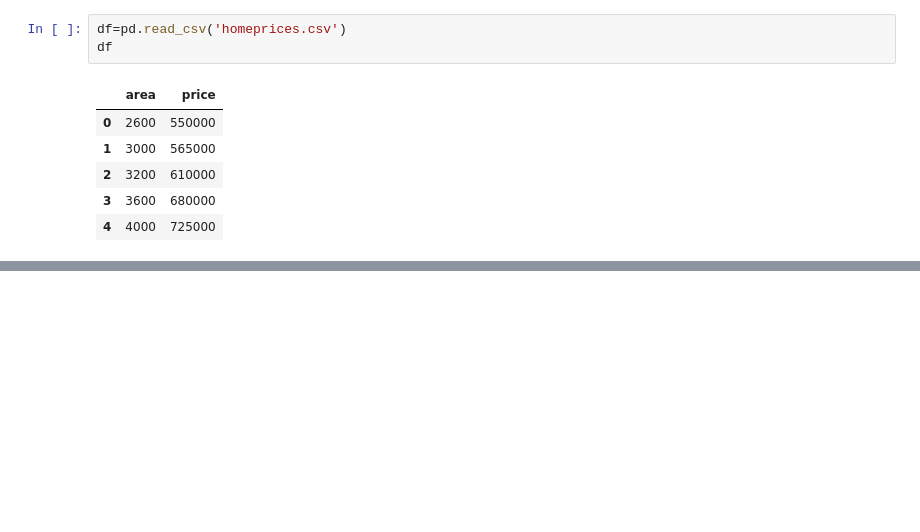
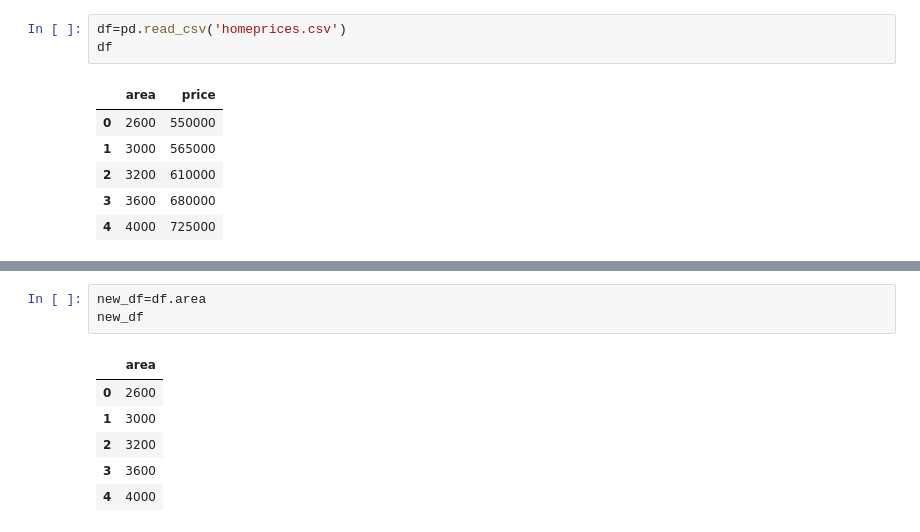
Before and after one commit to peddintiginesh/Home-prices-Linear, a Jupyter notebook: chapter_appendix-tools-for-deep-learning/jupyter.ipynb, the cells around one changed output, grey strips where cells are left out. Saved outputs shown, nothing was run; the diff lists cells and outputs as text; blank space fills up the shorter version.

```diff
--- a/chapter_appendix-tools-for-deep-learning/jupyter.ipynb
+++ b/chapter_appendix-tools-for-deep-learning/jupyter.ipynb
@@ -15,0 +25,10 @@ df
+# %%
+new_df=df.area
+new_df
+# %% [output]
+|  | area |
+| 0 | 2600 |
+| 1 | 3000 |
+| 2 | 3200 |
+| 3 | 3600 |
+| 4 | 4000 |
```
Also changed, not shown: parts of 4 cells of this notebook.
